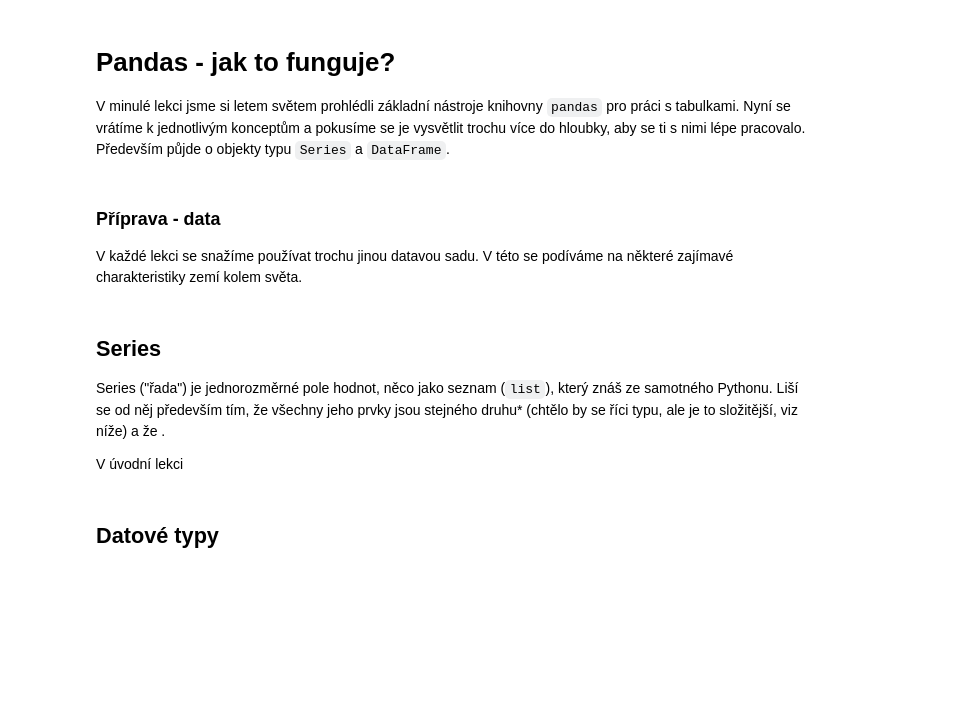
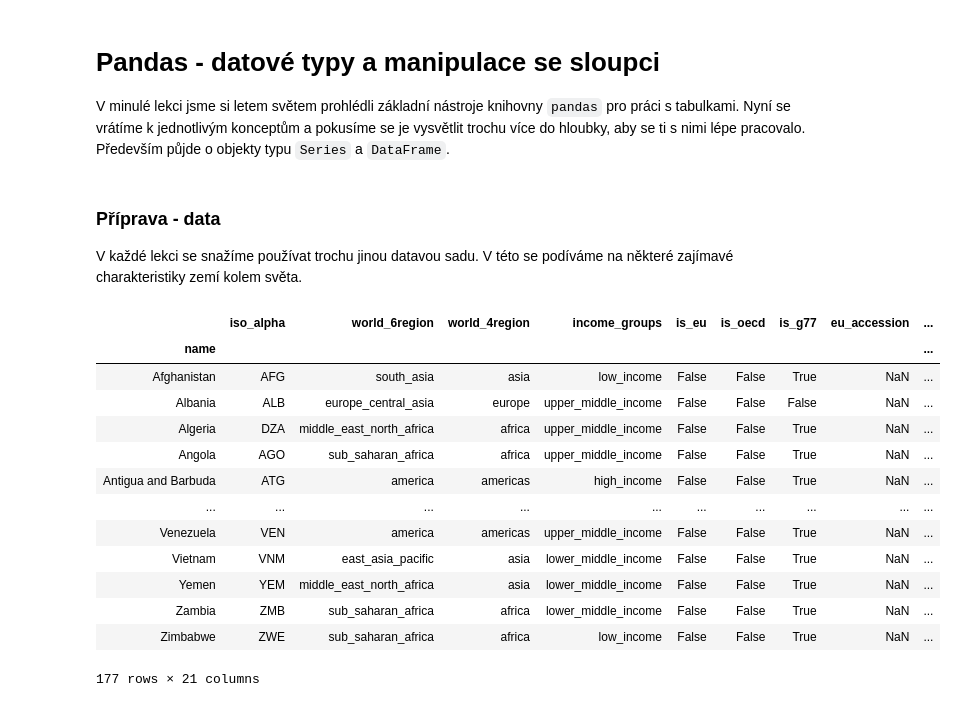
Before and after one commit to janpipek/naucse.python.cz, a Jupyter notebook: lessons/pydata/pandas_types/index.ipynb, the cells around one changed output. Drawn from its saved outputs; the diff is of its cells as text; code cells hidden in the pictures; blank space fills up the shorter version.

```diff
--- a/lessons/pydata/pandas_types/index.ipynb
+++ b/lessons/pydata/pandas_types/index.ipynb
@@ -1,5 +1,5 @@
 # %% [markdown]
-# Pandas - jak to funguje?
+# Pandas - datové typy a manipulace se sloupci
 
 V minulé lekci jsme si letem světem prohlédli základní nástroje knihovny `pandas` pro práci s tabulkami. Nyní se vrátíme k jednotlivým konceptům a pokusíme se je vysvětlit trochu více do hloubky, aby se ti s nimi lépe pracovalo. Především půjde o objekty typu `Series` a `DataFrame`.
 # %%
@@ -11,11 +11,21 @@ V každé lekci se snažíme používat trochu jinou datavou sadu. V této se po
 # %%
 # TODO: opravit podle toho, jak to bude
 
 url = "https://raw.githubusercontent.com/janpipek/data-pro-pyladies/master/data/countries.csv"
-countries = pd.read_csv(url)
+countries = pd.read_csv(url).set_index("name")
+countries
+# %% [output]
+|  | iso_alpha | world_6region | world_4region | income_groups | is_eu | is_oecd | is_g77 | eu_accession | ... |
+| name |  |  |  |  |  |  |  |  | ... |
+| Afghanistan | AFG | south_asia | asia | low_income | False | False | True | NaN | ... |
+| Albania | ALB | europe_central_asia | europe | upper_middle_income | False | False | False | NaN | ... |
+| Algeria | DZA | middle_east_north_africa | africa | upper_middle_income | False | False | True | NaN | ... |
+| Angola | AGO | sub_saharan_africa | africa | upper_middle_income | False | False | True | NaN | ... |
+| Antigua and Barbuda | ATG | america | americas | high_income | False | False | True | NaN | ... |
+| ... | ... | ... | ... | ... | ... | ... | ... | ... | ... |
+| Venezuela | VEN | america | americas | upper_middle_income | False | False | True | NaN | ... |
+| Vietnam | VNM | east_asia_pacific | asia | lower_middle_income | False | False | True | NaN | ... |
+| Yemen | YEM | middle_east_north_africa | asia | lower_middle_income | False | False | True | NaN | ... |
+| Zambia | ZMB | sub_saharan_africa | africa | lower_middle_income | False | False | True | NaN | ... |
+| Zimbabwe | ZWE | sub_saharan_africa | africa | low_income | False | False | True | NaN | ... |
+177 rows × 21 columns
-# %% [markdown]
-## Series
-
-Series ("řada") je jednorozměrné pole hodnot, něco jako seznam (`list`), který znáš ze samotného Pythonu. Liší se od něj především tím, že všechny jeho prvky jsou stejného druhu* (chtělo by se říci typu, ale je to složitější, viz níže) a že .
-
-V úvodní lekci
@@ -28,2 +31,0 @@ series
-# %% [markdown]
-## Datové typy
```
Also changed, not shown: parts of 28 cells of this notebook.
